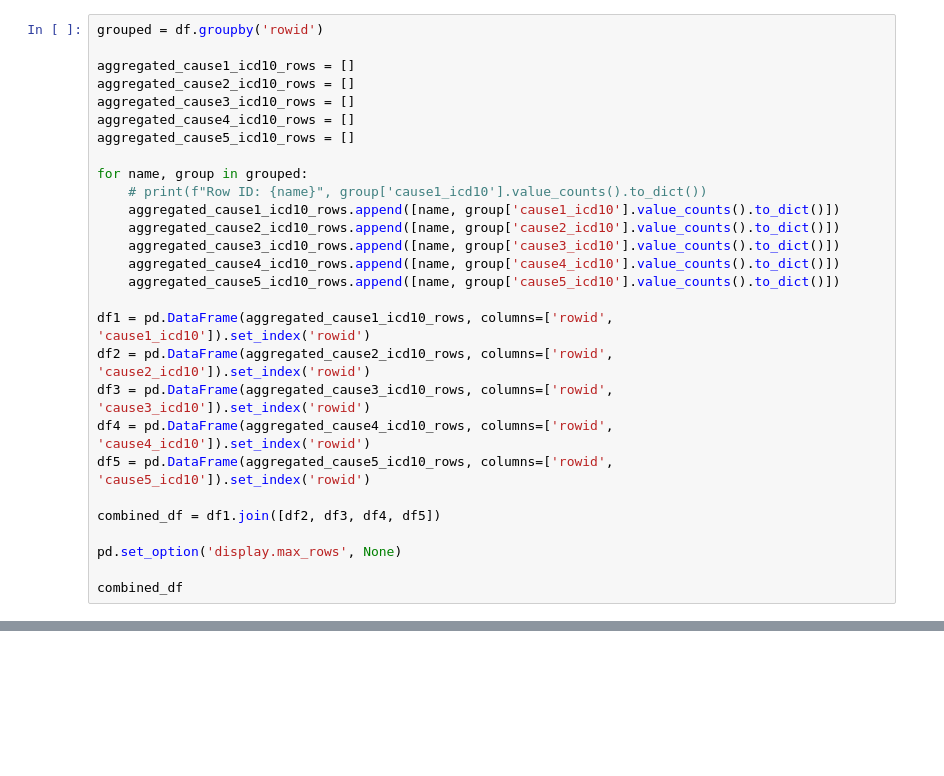
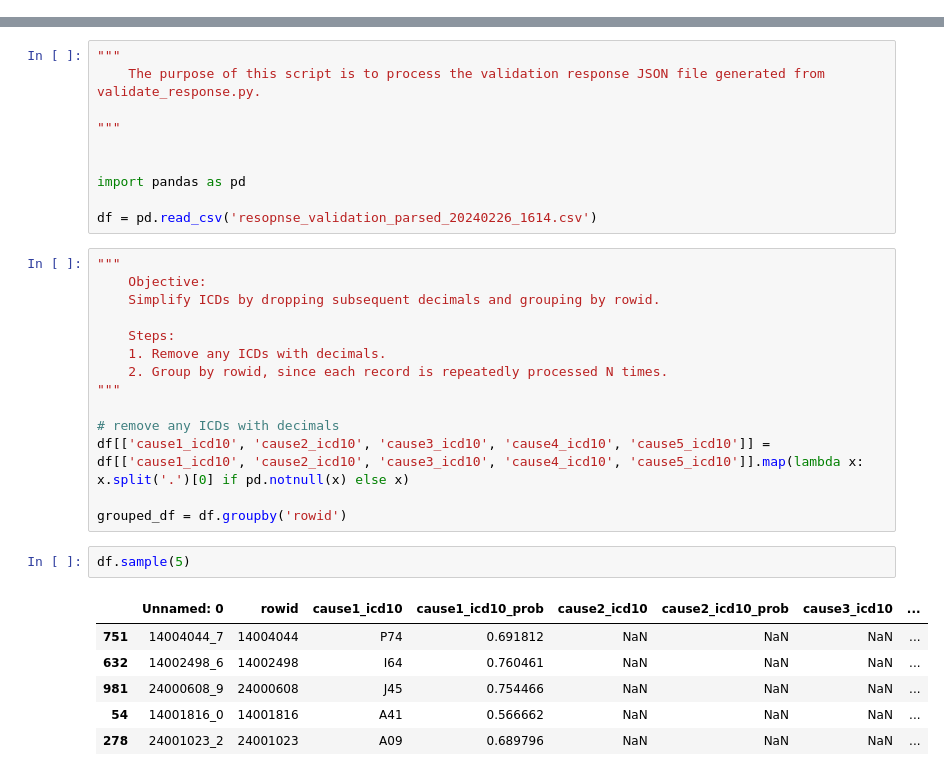
Before and after one commit to danieljai/proj_rapid_healsl_chatgpt, a Jupyter notebook: notebook/analyze_validation_response.ipynb, the cells around one changed output, grey strips where cells are left out. Saved outputs shown, nothing was run; the diff lists cells and outputs as text; blank space fills up the shorter version.

```diff
--- a/notebook/analyze_validation_response.ipynb
+++ b/notebook/analyze_validation_response.ipynb
@@ -5,28 +0,0 @@ df = pd.read_csv('resopnse_validation_parsed_20240226_1614.csv')
-# %%
-grouped = df.groupby('rowid')
-
-aggregated_cause1_icd10_rows = []
-aggregated_cause2_icd10_rows = []
-aggregated_cause3_icd10_rows = []
-aggregated_cause4_icd10_rows = []
-aggregated_cause5_icd10_rows = []
-
-for name, group in grouped:
-    # print(f"Row ID: {name}", group['cause1_icd10'].value_counts().to_dict())
-    aggregated_cause1_icd10_rows.append([name, group['cause1_icd10'].value_counts().to_dict()])
-    aggregated_cause2_icd10_rows.append([name, group['cause2_icd10'].value_counts().to_dict()])
-    aggregated_cause3_icd10_rows.append([name, group['cause3_icd10'].value_counts().to_dict()])
-    aggregated_cause4_icd10_rows.append([name, group['cause4_icd10'].value_counts().to_dict()])
-    aggregated_cause5_icd10_rows.append([name, group['cause5_icd10'].value_counts().to_dict()])
-
-df1 = pd.DataFrame(aggregated_cause1_icd10_rows, columns=['rowid', 'cause1_icd10']).set_index('rowid')
-df2 = pd.DataFrame(aggregated_cause2_icd10_rows, columns=['rowid', 'cause2_icd10']).set_index('rowid')
-df3 = pd.DataFrame(aggregated_cause3_icd10_rows, columns=['rowid', 'cause3_icd10']).set_index('rowid')
-df4 = pd.DataFrame(aggregated_cause4_icd10_rows, columns=['rowid', 'cause4_icd10']).set_index('rowid')
-df5 = pd.DataFrame(aggregated_cause5_icd10_rows, columns=['rowid', 'cause5_icd10']).set_index('rowid')
-
-combined_df = df1.join([df2, df3, df4, df5])
-
-pd.set_option('display.max_rows', None)
-
-combined_df
@@ -51,0 +1,33 @@ combined_df
+# %%
+"""
+    The purpose of this script is to process the validation response JSON file generated from validate_response.py.
+
+"""
+
+
+import pandas as pd
+
+df = pd.read_csv('resopnse_validation_parsed_20240226_1614.csv')
+# %%
+"""
+    Objective:
+    Simplify ICDs by dropping subsequent decimals and grouping by rowid.
+
+    Steps:
+    1. Remove any ICDs with decimals.
+    2. Group by rowid, since each record is repeatedly processed N times.
+"""
+
+# remove any ICDs with decimals
+df[['cause1_icd10', 'cause2_icd10', 'cause3_icd10', 'cause4_icd10', 'cause5_icd10']] = df[['cause1_icd10', 'cause2_icd10', 'cause3_icd10', 'cause4_icd10', 'cause5_icd10']].map(lambda x: x.split('.')[0] if pd.notnull(x) else x)
+
+grouped_df = df.groupby('rowid')
+# %%
+df.sample(5)
+# %% [output]
+|  | Unnamed: 0 | rowid | cause1_icd10 | cause1_icd10_prob | cause2_icd10 | cause2_icd10_prob | cause3_icd10 | ... |
+| 751 | 14004044_7 | 14004044 | P74 | 0.691812 | NaN | NaN | NaN | ... |
+| 632 | 14002498_6 | 14002498 | I64 | 0.760461 | NaN | NaN | NaN | ... |
+| 981 | 24000608_9 | 24000608 | J45 | 0.754466 | NaN | NaN | NaN | ... |
+| 54 | 14001816_0 | 14001816 | A41 | 0.566662 | NaN | NaN | NaN | ... |
+| 278 | 24001023_2 | 24001023 | A09 | 0.689796 | NaN | NaN | NaN | ... |
```
Also changed, not shown: parts of 15 cells of this notebook, 1 other file.
